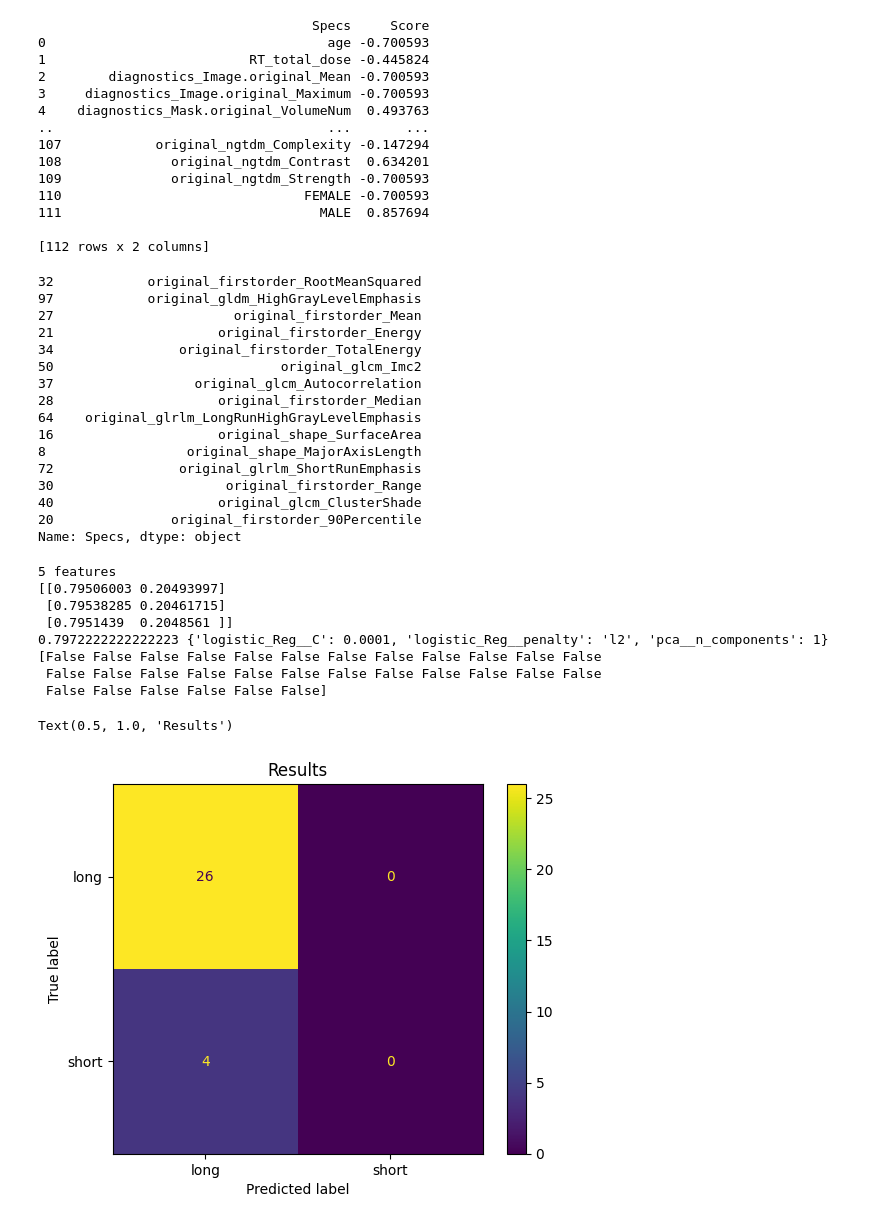
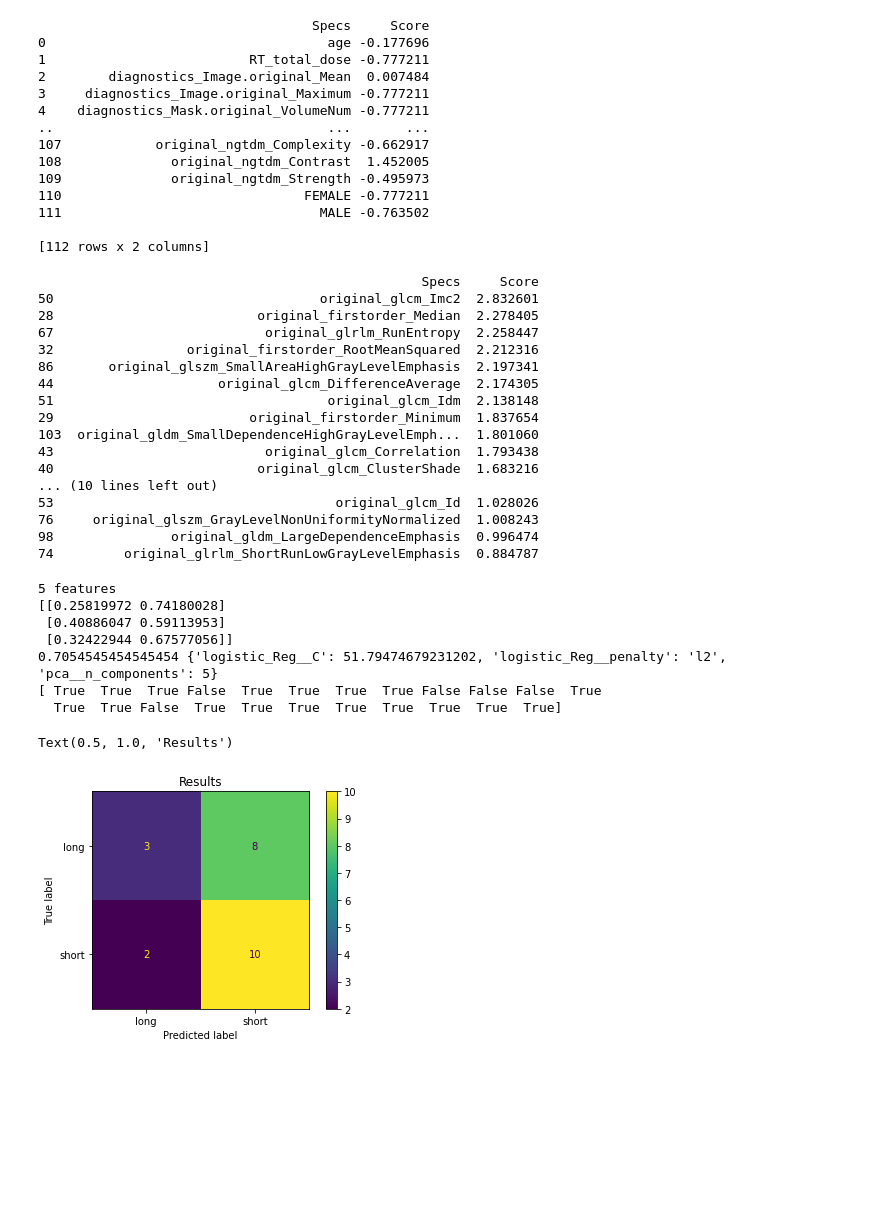
Before and after one commit to CVAPR-sek-7/CVaPR_proj, a Jupyter notebook: LogisticRegression.ipynb, the cells around one changed output. Cells and saved outputs as stored; diff of their text form; code cells hidden in the pictures; blank space fills up the shorter version.

```diff
--- a/LogisticRegression.ipynb
+++ b/LogisticRegression.ipynb
@@ -69,7 +47,7 @@ radiomic_features_df = pd.read_table('Data\clinical_radiomics.tsv')
 #Clean up
 radiomic_features_df = radiomic_features_df[radiomic_features_df.OS_cens == '0']
 
-radiomic_features_df["OS_result"] = radiomic_features_df["OS"] > 2.15 if 'long' else 'short'
+radiomic_features_df["OS_result"] = radiomic_features_df["OS"] > radiomic_features_df["OS"].median() if 'long' else 'short'
 radiomic_features_df = radiomic_features_df.drop(columns=["Image","Mask","type","CT_drugs","Treatment", "intent", "Metastasis_location",
                                                           "diagnostics_Versions_PyRadiomics","diagnostics_Versions_Numpy",
                                                           "diagnostics_Versions_SimpleITK","diagnostics_Versions_PyWavelet",
@@ -102,83 +80,83 @@ print(featureScores)
 #featureScores = featureScores. = ['Specs','Score']  #naming the dataframe columns
 # %% [output]
                                    Specs     Score
-0                                    age -0.700593
-1                          RT_total_dose -0.445824
-2        diagnostics_Image.original_Mean -0.700593
-3     diagnostics_Image.original_Maximum -0.700593
-4    diagnostics_Mask.original_VolumeNum  0.493763
+0                                    age -0.177696
+1                          RT_total_dose -0.777211
+2        diagnostics_Image.original_Mean  0.007484
+3     diagnostics_Image.original_Maximum -0.777211
+4    diagnostics_Mask.original_VolumeNum -0.777211
 ..                                   ...       ...
-107            original_ngtdm_Complexity -0.147294
-108              original_ngtdm_Contrast  0.634201
-109              original_ngtdm_Strength -0.700593
-110                               FEMALE -0.700593
-111                                 MALE  0.857694
+107            original_ngtdm_Complexity -0.662917
+108              original_ngtdm_Contrast  1.452005
+109              original_ngtdm_Strength -0.495973
+110                               FEMALE -0.777211
+111                                 MALE -0.763502
 
 [112 rows x 2 columns]
 # %%
 
 features = featureScores.nlargest(15,'Score')['Specs']
-print(features)
+print(featureScores.nlargest(25,'Score'))
 five_first_features = X[features [:5]] #first 5 features
 five_ten_features = X[features [:10]] #first 10 features
 fifteen_features = X[features] #15 features
 # %% [output]
-32            original_firstorder_RootMeanSquared
-97            original_gldm_HighGrayLevelEmphasis
-27                       original_firstorder_Mean
-21                     original_firstorder_Energy
-34                original_firstorder_TotalEnergy
-50                             original_glcm_Imc2
-37                  original_glcm_Autocorrelation
-28                     original_firstorder_Median
-64    original_glrlm_LongRunHighGrayLevelEmphasis
-16                     original_shape_SurfaceArea
-8                  original_shape_MajorAxisLength
-72                original_glrlm_ShortRunEmphasis
-30                      original_firstorder_Range
-40                     original_glcm_ClusterShade
-20               original_firstorder_90Percentile
-Name: Specs, dtype: object
+                                                 Specs     Score
+50                                  original_glcm_Imc2  2.832601
+28                          original_firstorder_Median  2.278405
+67                           original_glrlm_RunEntropy  2.258447
+32                 original_firstorder_RootMeanSquared  2.212316
+86       original_glszm_SmallAreaHighGrayLevelEmphasis  2.197341
+44                     original_glcm_DifferenceAverage  2.174305
+51                                   original_glcm_Idm  2.138148
+29                         original_firstorder_Minimum  1.837654
+103  original_gldm_SmallDependenceHighGrayLevelEmph...  1.801060
+43                           original_glcm_Correlation  1.793438
+40                          original_glcm_ClusterShade  1.683216
+... (10 lines left out)
+53                                    original_glcm_Id  1.028026
+76     original_glszm_GrayLevelNonUniformityNormalized  1.008243
+98               original_gldm_LargeDependenceEmphasis  0.996474
+74         original_glrlm_ShortRunLowGrayLevelEmphasis  0.884787
 # %%
 print("\n5 features")
-X_train,X_test,y_train,y_test = train_test_split(five_first_features,y,test_size = 0.4, random_state = 0)
+X_train,X_test,y_train,y_test = train_test_split(five_first_features,y,test_size = 0.3, random_state = 0)
 pca = decomposition.PCA()
 std_slc = StandardScaler()
 model = LogisticRegression()
 pipe = Pipeline(steps=[('std_slc', std_slc),
                            ('pca', pca),
                            ('logistic_Reg', model)])
 
 cv = KFold(n_splits=10,shuffle=True)
 C = np.logspace(-4, 4, 50)
 penalty = ['l1', 'l2']
 n_components = list(range(1,X.shape[1]+1,1))
 parameters = dict(pca__n_components=n_components,
                       logistic_Reg__C=C,
                       logistic_Reg__penalty=penalty)
 grid_search = GridSearchCV(pipe, parameters)
 
 grid_search.fit(X_train, y_train)
 predicted_probs =grid_search.predict_proba(X_test)
 print(predicted_probs[0:3])
 print (grid_search.best_score_, grid_search.best_params_)
 y_pred = grid_search.predict(X_test)
 print(y_pred)
 print('\n')
 disp = ConfusionMatrixDisplay.from_predictions(
        y_test,y_pred,display_labels=["long","short"]
     )
 disp.ax_.set_title("Results")
 # %% [output]
 5 features
-[[0.79506003 0.20493997]
- [0.79538285 0.20461715]
- [0.7951439  0.2048561 ]]
-0.7972222222222223 {'logistic_Reg__C': 0.0001, 'logistic_Reg__penalty': 'l2', 'pca__n_components': 1}
-[False False False False False False False False False False False False
- False False False False False False False False False False False False
- False False False False False False]
+[[0.25819972 0.74180028]
+ [0.40886047 0.59113953]
+ [0.32422944 0.67577056]]
+0.7054545454545454 {'logistic_Reg__C': 51.79474679231202, 'logistic_Reg__penalty': 'l2', 'pca__n_components': 5}
+[ True  True  True False  True  True  True  True False False False  True
+  True  True False  True  True  True  True  True  True  True  True]
 Text(0.5, 1.0, 'Results')
-[figure, old version]
+[figure, new version]
 # %%
 print("\n10 features")
```
Also changed, not shown: parts of 5 cells of this notebook, 2 other files.
